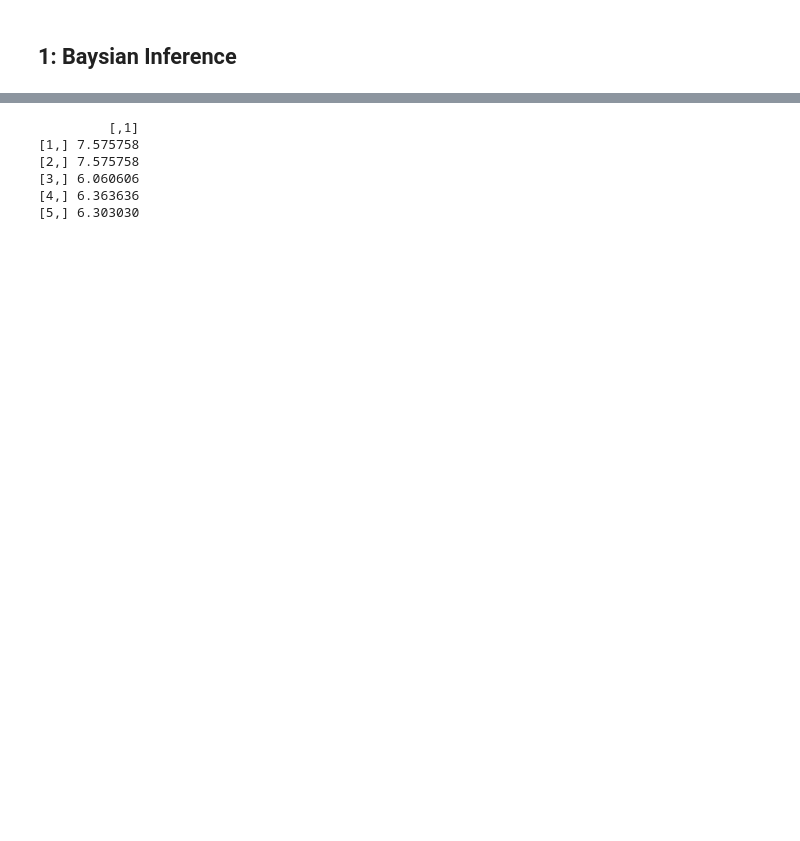
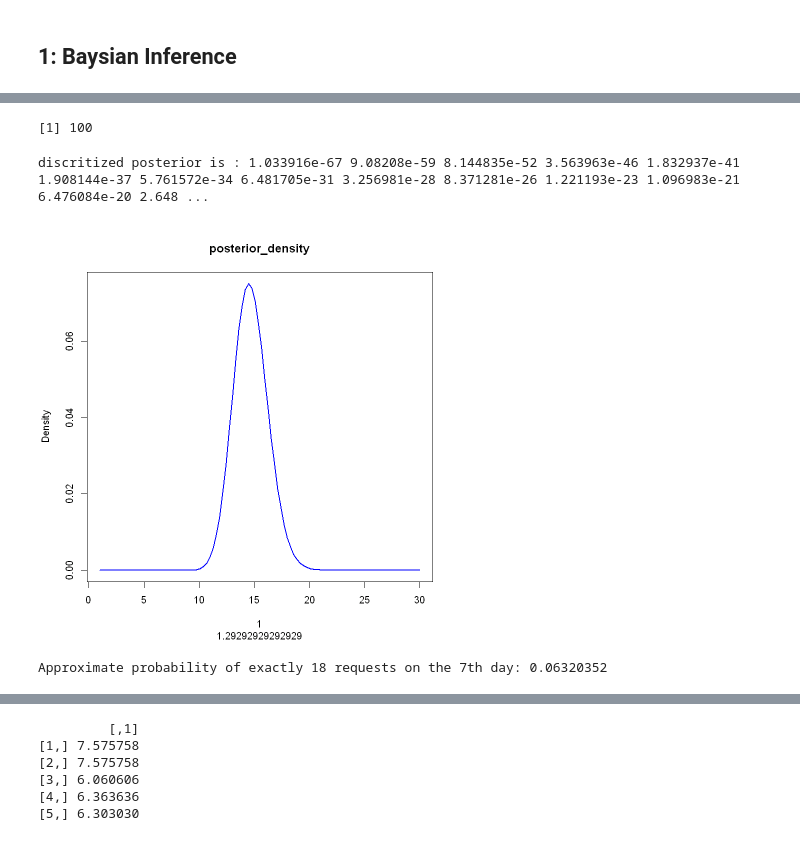
Before and after one commit to focccus/MVE550-Stochastic-processes, a Jupyter notebook: A1/assignment1.ipynb, the cells around one changed output, grey strips where cells are left out. Drawn from its saved outputs; the diff is of its cells as text; code cells hidden in the pictures; blank space fills up the shorter version.

```diff
--- a/A1/assignment1.ipynb
+++ b/A1/assignment1.ipynb
@@ -4,0 +54,12 @@ library(ggplot2)
+# %%
+
+# Number of discretization points
+n_points <- 100  # You can adjust this for higher accuracy
+
+# Discretize the range of lambda
+lambda_values <- seq(1, 30, length.out = n_points)  # Choose an appropriate range for lambda
+# %%
+delta_lambda <- lambda_values[2]-lambda_values[1] # Calculate the step size
+#prior_density <- dgamma(lambda_values, shape = 0, rate = 0)
+prior_density <- 1/lambda_values
+cat(prior_density)
@@ -4,0 +72,3 @@ library(ggplot2)
+# %%
+likelihood_density <- sapply(lambda_values, function(l) prod(dpois(data, lambda = l)))
+print(likelihood_density)
@@ -5,2 +96,35 @@ library(ggplot2)
+# %%
+length(likelihood_density)
+# %% [output]
+[1] 100
+# %%
+posterior_density <- likelihood_density * prior_density
+posterior_density<-posterior_density/sum(posterior_density)
+# Print the result
+cat("discritized posterior is :", posterior_density, "\n")
+# %% [output]
+discritized posterior is : 1.033916e-67 9.08208e-59 8.144835e-52 3.563963e-46 1.832937e-41 1.908144e-37 5.761572e-34 6.481705e-31 3.256981e-28 8.371281e-26 1.221193e-23 1.096983e-21 6.476084e-20 2.648 ...
+# %%
+# Plot the Gamma distribution
+plot(lambda_values, posterior_density, type = "l",
+     main = "posterior_density",
+     xlab = lambda_values,
+     ylab = "Density",
+     col = "blue", lwd = 2)
+# %% [output]
+[figure, added]
+# %%
+#posterior_density <- dgamma(lambda_values, shape = alpha, rate = beta)
+
+y7 <- 18
+predictive_probabilities <- dpois(y7, lambda = lambda_values)
+
+# Compute the weighted sum to approximate the predictive probability
+predictive_distribution <- sum(predictive_probabilities * posterior_density)
+
+# Print the result
+cat("Approximate probability of exactly 18 requests on the 7th day:", predictive_distribution, "\n")
+# %% [output]
+Approximate probability of exactly 18 requests on the 7th day: 0.06320352
 # %% [markdown]
 ## 2: Markov Chain
```
Also changed, not shown: parts of 12 cells of this notebook, 2 other files.
